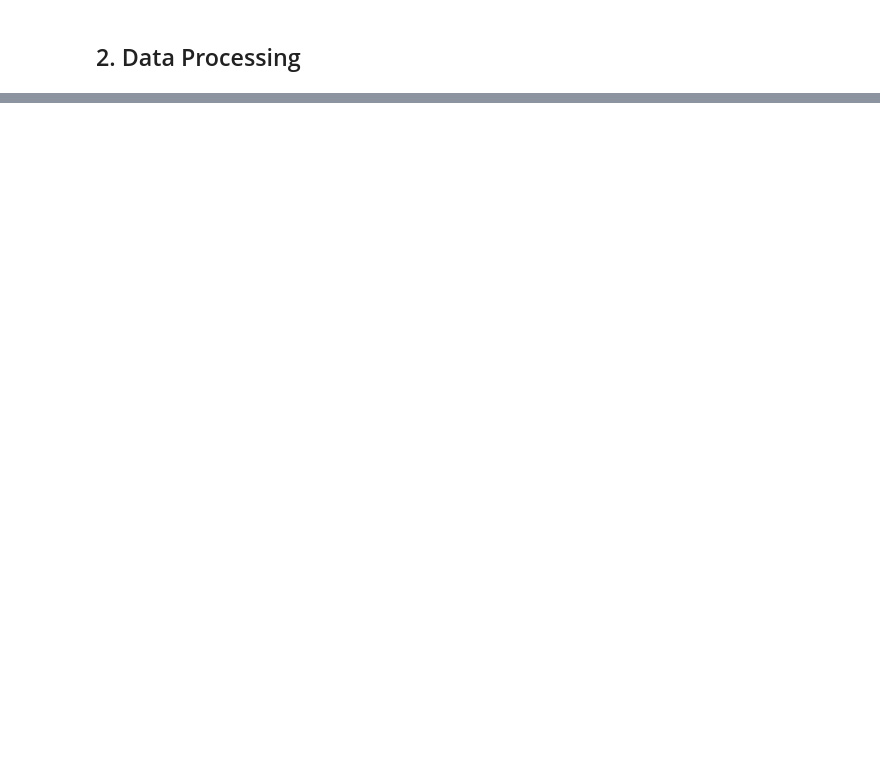
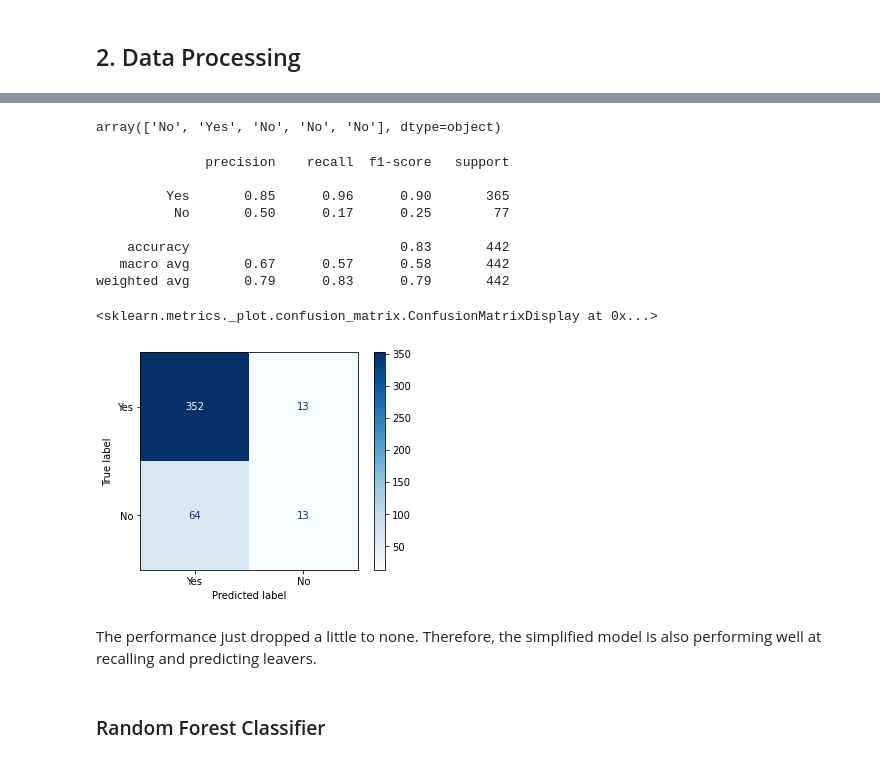
Before and after one commit to mangoann/EmployeeChurnAnalytics, a Jupyter notebook: Churn_Analytics.ipynb, the cells around one changed output, grey strips where cells are left out. Saved outputs shown, nothing was run; the diff lists cells and outputs as text; code cells hidden in the pictures; blank space fills up the shorter version.

```diff
--- a/Churn_Analytics.ipynb
+++ b/Churn_Analytics.ipynb
@@ -781,0 +505,30 @@ data_t.to_csv("/Users/leanhe/Desktop/Github/HR_Analytics/employee_data_tableau.c
+# %%
+y_pred_top10 = log_reg_top10.predict(X_test_top10)
+y_pred_top10[:5]
+# %% [output]
+array(['No', 'Yes', 'No', 'No', 'No'], dtype=object)
+# %%
+#Evaluate
+
+# Classification report
+print(classification_report(y_test_top10, y_pred_top10, target_names=["Yes", "No"]))
+
+# Confusion matrix
+cm = confusion_matrix(y_test_top10, y_pred_top10)
+disp = ConfusionMatrixDisplay(confusion_matrix=cm, display_labels=["Yes", "No"])
+disp.plot(cmap="Blues")
+# %% [output]
+              precision    recall  f1-score   support
+
+         Yes       0.85      0.96      0.90       365
+          No       0.50      0.17      0.25        77
+
+    accuracy                           0.83       442
+   macro avg       0.67      0.57      0.58       442
+weighted avg       0.79      0.83      0.79       442
+<sklearn.metrics._plot.confusion_matrix.ConfusionMatrixDisplay at 0x...>
+[figure, added]
+# %% [markdown]
+The performance just dropped a little to none. Therefore, the simplified model is also performing well at recalling and predicting leavers.
+# %% [markdown]
+### Random Forest Classifier
```
Also changed, not shown: parts of 131 cells of this notebook.
